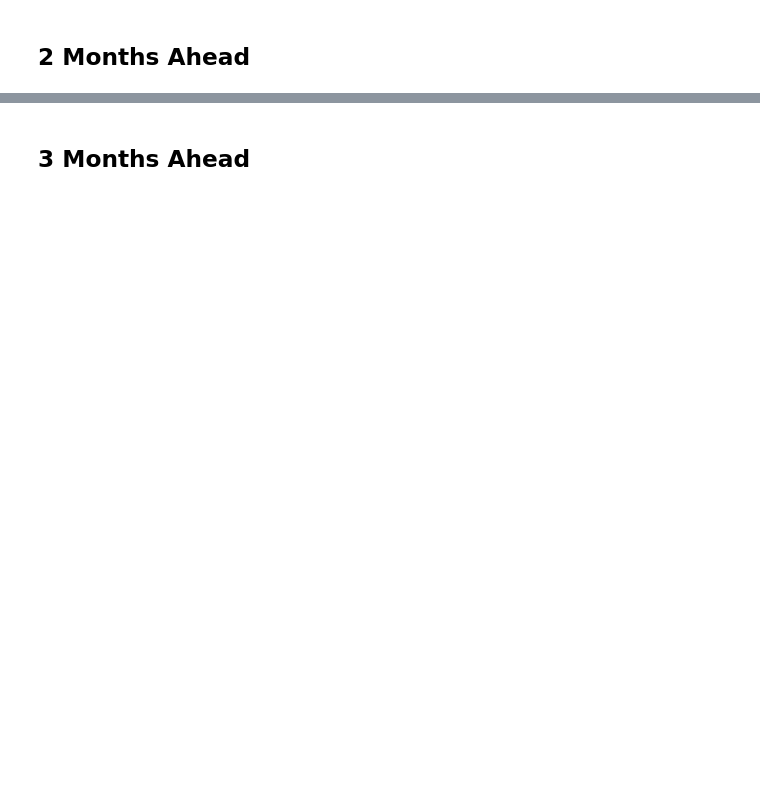
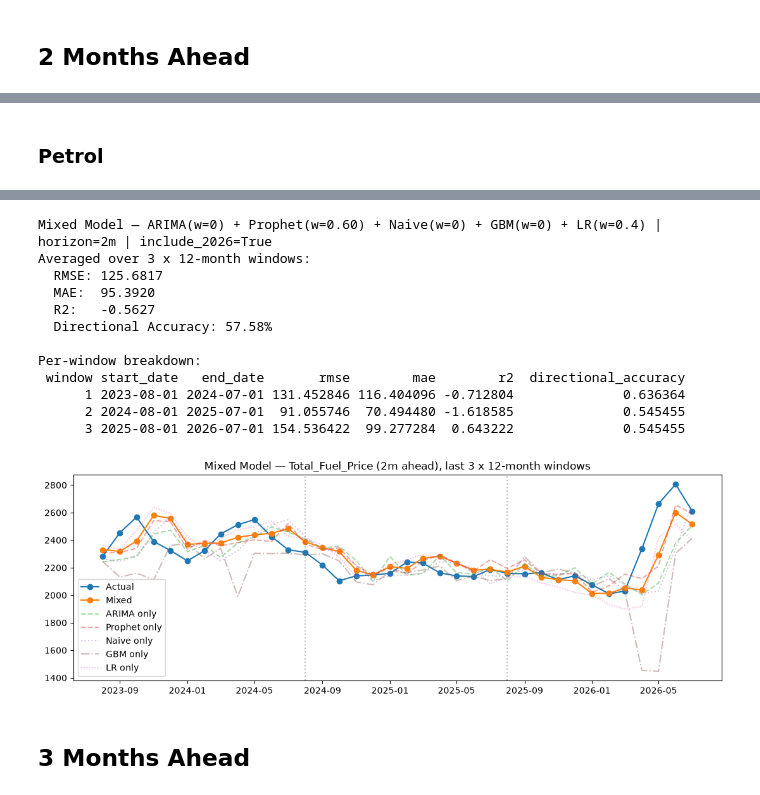
Before and after one commit to Trist4/fools-optimum, a Jupyter notebook: notebooks/mixed_model.ipynb, the cells around one changed output, grey strips where cells are left out. Cells and saved outputs as stored; diff of their text form; code cells hidden in the pictures; blank space fills up the shorter version.

```diff
--- a/notebooks/mixed_model.ipynb
+++ b/notebooks/mixed_model.ipynb
@@ -291,0 +536,5 @@ R2:   0.2585
+# %% [markdown]
+### Petrol
+# %%
+results = run_mixed_model(petrol_df, features_2M_petrol, features_1M_lr, FORECAST_HORIZON=2, ARIMA_WEIGHT=0, NAIVE_WEIGHT=0, GBM_WEIGHT=0, LR_WEIGHT=0.4)
+# %% [output]
@@ -292,2 +558,15 @@ R2:   0.2585
+Mixed Model — ARIMA(w=0) + Prophet(w=0.60) + Naive(w=0) + GBM(w=0) + LR(w=0.4) | horizon=2m | include_2026=True
+Averaged over 3 x 12-month windows:
+  RMSE: 125.6817
+  MAE:  95.3920
+  R2:   -0.5627
+  Directional Accuracy: 57.58%
+
+Per-window breakdown:
+ window start_date   end_date       rmse        mae        r2  directional_accuracy
+      1 2023-08-01 2024-07-01 131.452846 116.404096 -0.712804              0.636364
+      2 2024-08-01 2025-07-01  91.055746  70.494480 -1.618585              0.545455
+      3 2025-08-01 2026-07-01 154.536422  99.277284  0.643222              0.545455
+[figure, added]
 # %% [markdown]
 ## 3 Months Ahead
```
Also changed, not shown: parts of 39 cells of this notebook.
